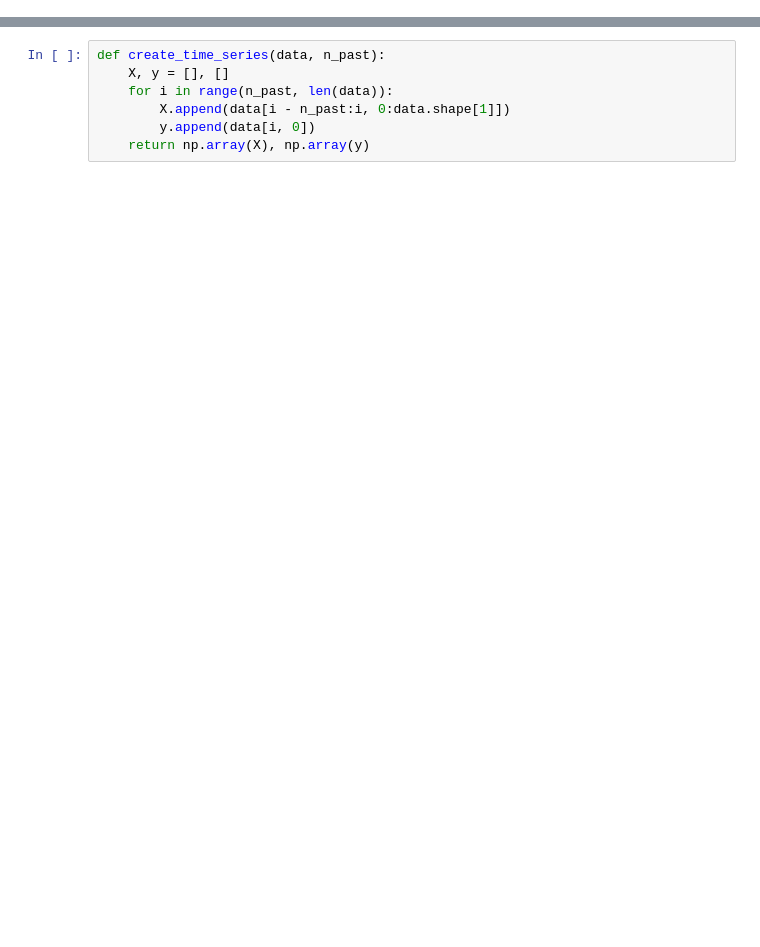
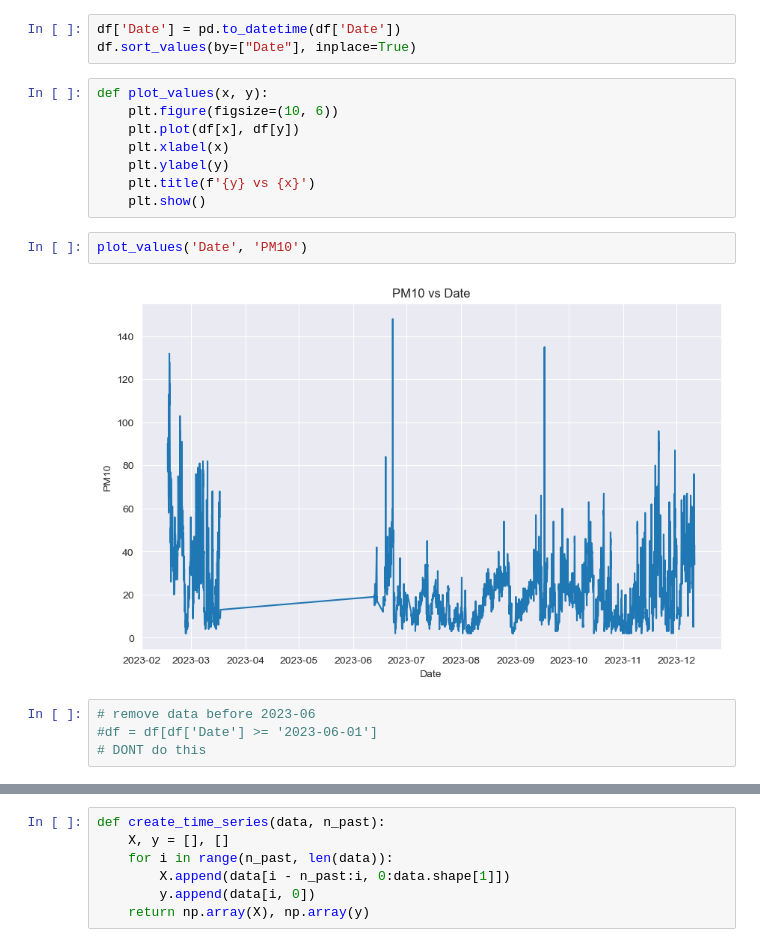
Before and after one commit to perkzen/development-of-intelligent-solutions-with-machine-learning, a Jupyter notebook: project/multi.ipynb, the cells around one changed output, grey strips where cells are left out. Cells and saved outputs as stored; diff of their text form; blank space fills up the shorter version.

```diff
--- a/project/multi.ipynb
+++ b/project/multi.ipynb
@@ -16,0 +29,19 @@ df = pd.read_csv('data/processed_dataset.csv')
+# %%
+df['Date'] = pd.to_datetime(df['Date'])
+df.sort_values(by=["Date"], inplace=True)
+# %%
+def plot_values(x, y):
+    plt.figure(figsize=(10, 6))
+    plt.plot(df[x], df[y])
+    plt.xlabel(x)
+    plt.ylabel(y)
+    plt.title(f'{y} vs {x}')
+    plt.show()
+# %%
+plot_values('Date', 'PM10')
+# %% [output]
+[figure, added]
+# %%
+# remove data before 2023-06
+#df = df[df['Date'] >= '2023-06-01']
+# DONT do this
```
Also changed, not shown: parts of 64 cells of this notebook, 2 other files.
